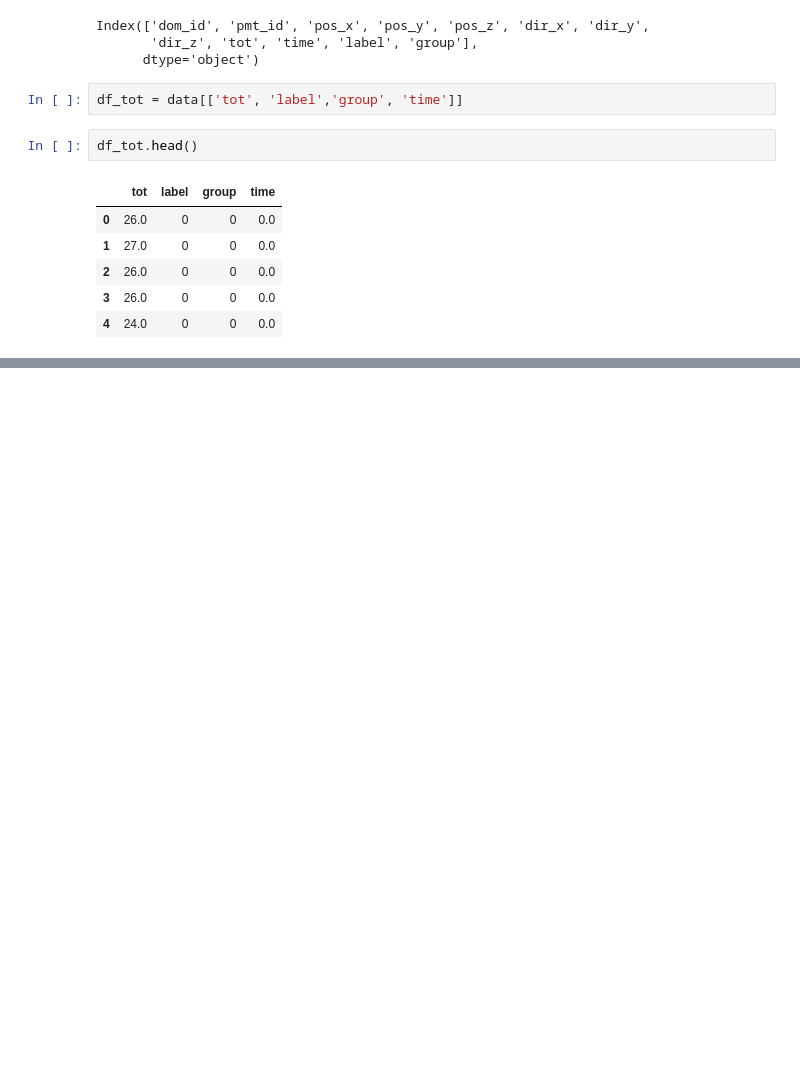
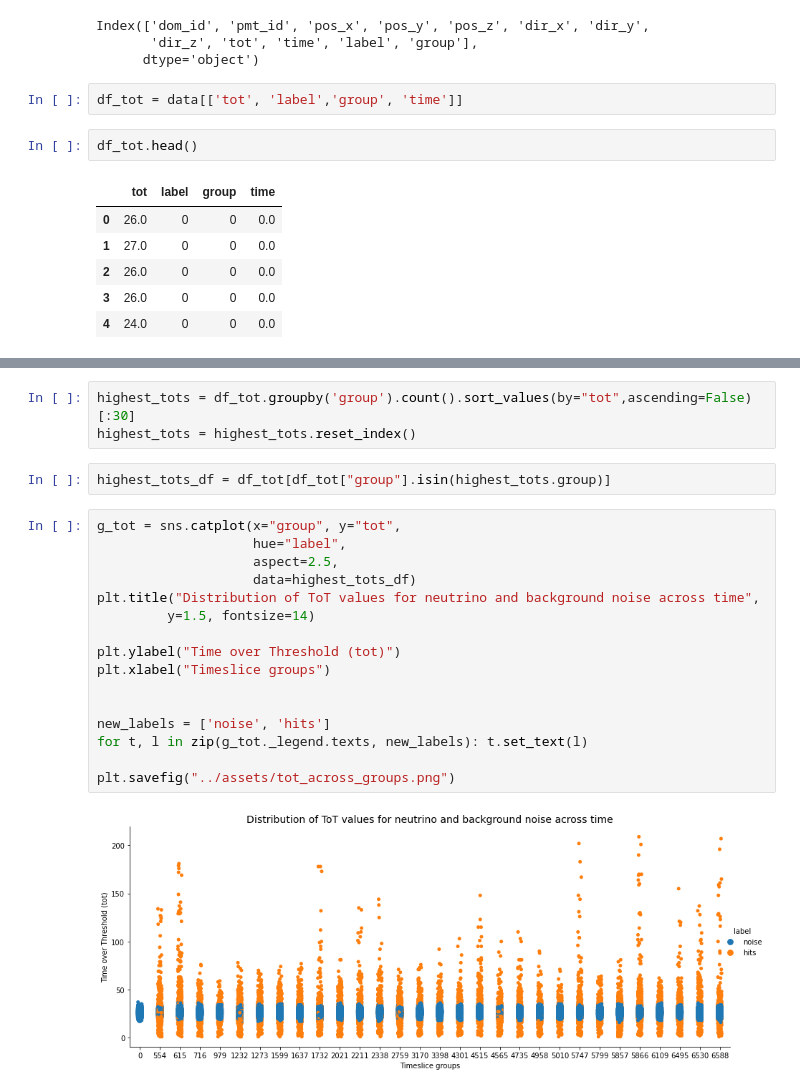
Before and after one commit to shrutirao94/km3net-neutrino-detection, a Jupyter notebook: notebooks/exploration.ipynb, the cells around one changed output, grey strips where cells are left out. Saved outputs shown, nothing was run; the diff lists cells and outputs as text; blank space fills up the shorter version.

```diff
--- a/notebooks/exploration.ipynb
+++ b/notebooks/exploration.ipynb
@@ -398,0 +443,23 @@ df_tot[:100000][df_tot.label == 1].groupby('group')['tot']
+# %%
+highest_tots = df_tot.groupby('group').count().sort_values(by="tot",ascending=False)[:30]
+highest_tots = highest_tots.reset_index()
+# %%
+highest_tots_df = df_tot[df_tot["group"].isin(highest_tots.group)]
+# %%
+g_tot = sns.catplot(x="group", y="tot",
+                    hue="label",
+                    aspect=2.5,
+                    data=highest_tots_df)
+plt.title("Distribution of ToT values for neutrino and background noise across time",
+         y=1.5, fontsize=14)
+
+plt.ylabel("Time over Threshold (tot)")
+plt.xlabel("Timeslice groups")
+
+
+new_labels = ['noise', 'hits']
+for t, l in zip(g_tot._legend.texts, new_labels): t.set_text(l)
+
+plt.savefig("../assets/tot_across_groups.png")
+# %% [output]
+[figure, added]
```
Also changed, not shown: parts of 16 cells of this notebook.
